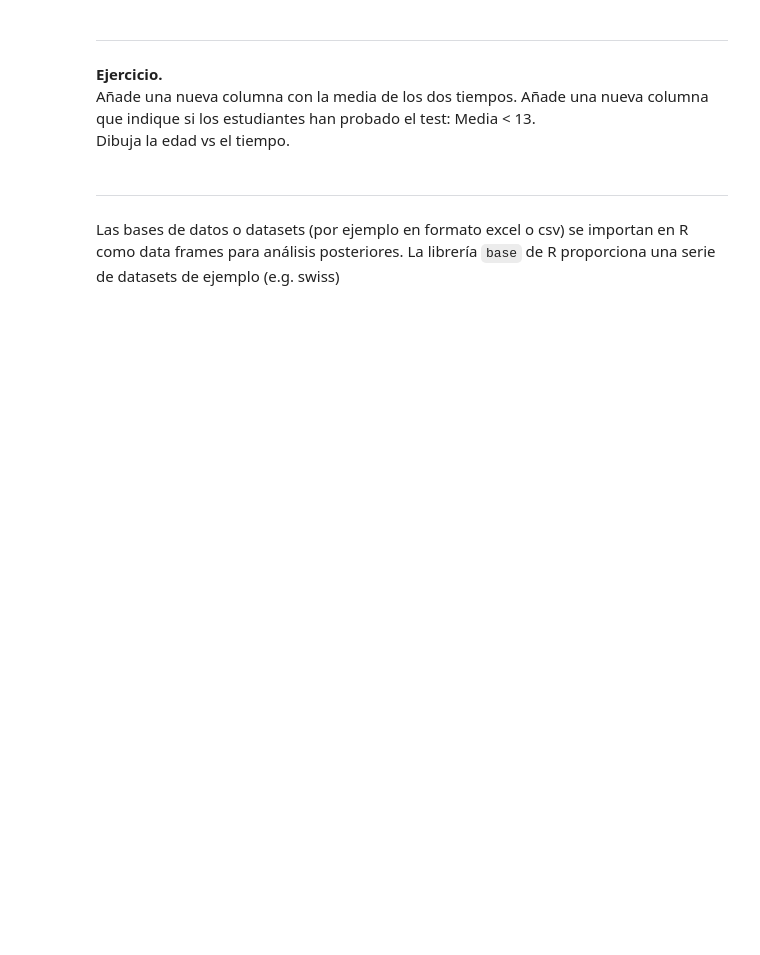
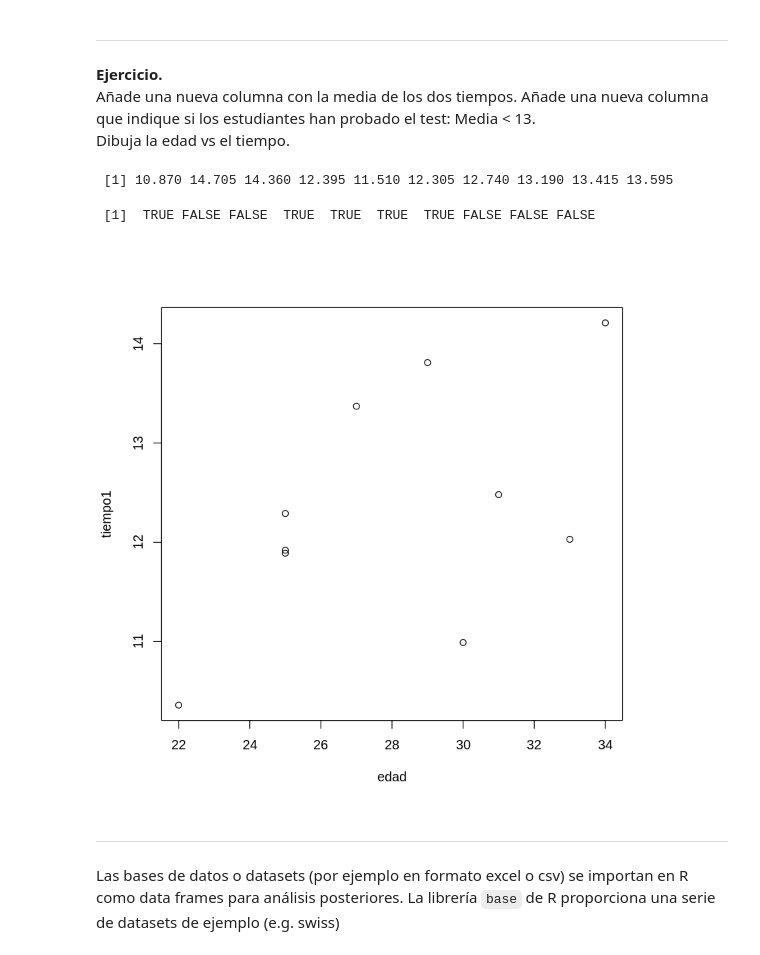
Before and after one commit to yerartdev/introduccion-R, a Jupyter notebook: R_S1_introduccion.ipynb, the cells around one changed output. Drawn from its saved outputs; the diff is of its cells as text; code cells hidden in the pictures; blank space fills up the shorter version.

```diff
--- a/R_S1_introduccion.ipynb
+++ b/R_S1_introduccion.ipynb
@@ -566,3 +925,15 @@ Dibuja la edad vs el tiempo.
+# %%
+# Solución
+
+df$media = (df$tiempo1 + df$tiempo2)/2
+df$test <- df$media < 13
+df$media
+df$test
+plot (df$edad, df$tiempo1, xlab = "edad", ylab ="tiempo1")
+# %% [output]
+ [1] 10.870 14.705 14.360 12.395 11.510 12.305 12.740 13.190 13.415 13.595
+ [1]  TRUE FALSE FALSE  TRUE  TRUE  TRUE  TRUE FALSE FALSE FALSE
+[figure, added]
 # %% [markdown]
 ---
 
```
Also changed, not shown: parts of 56 cells of this notebook.
